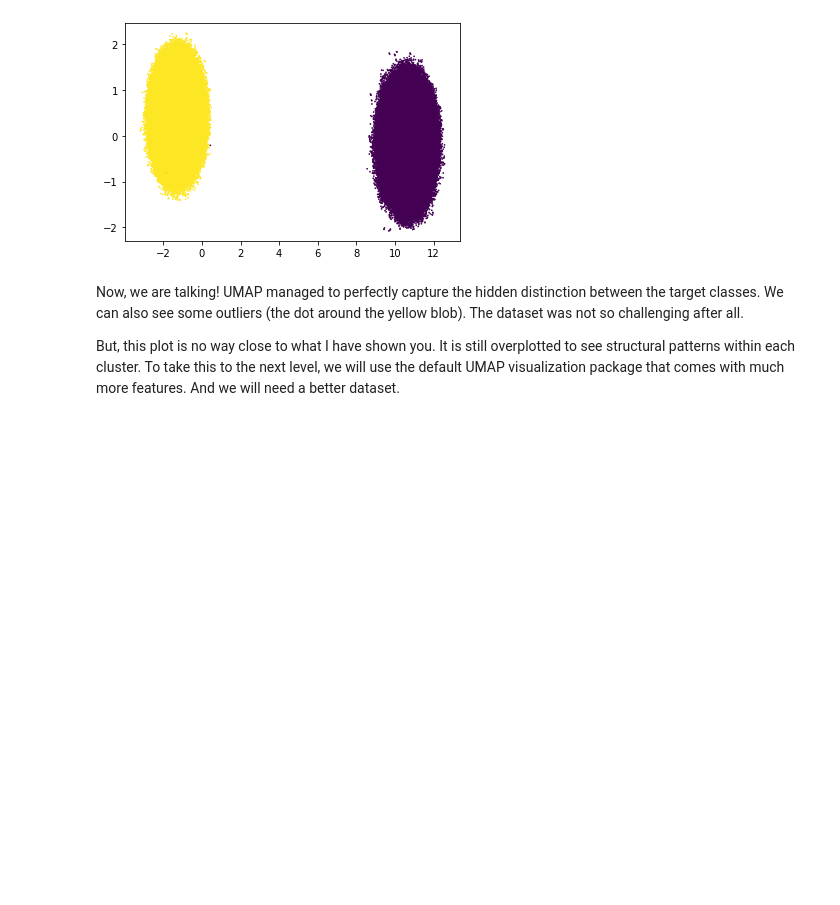
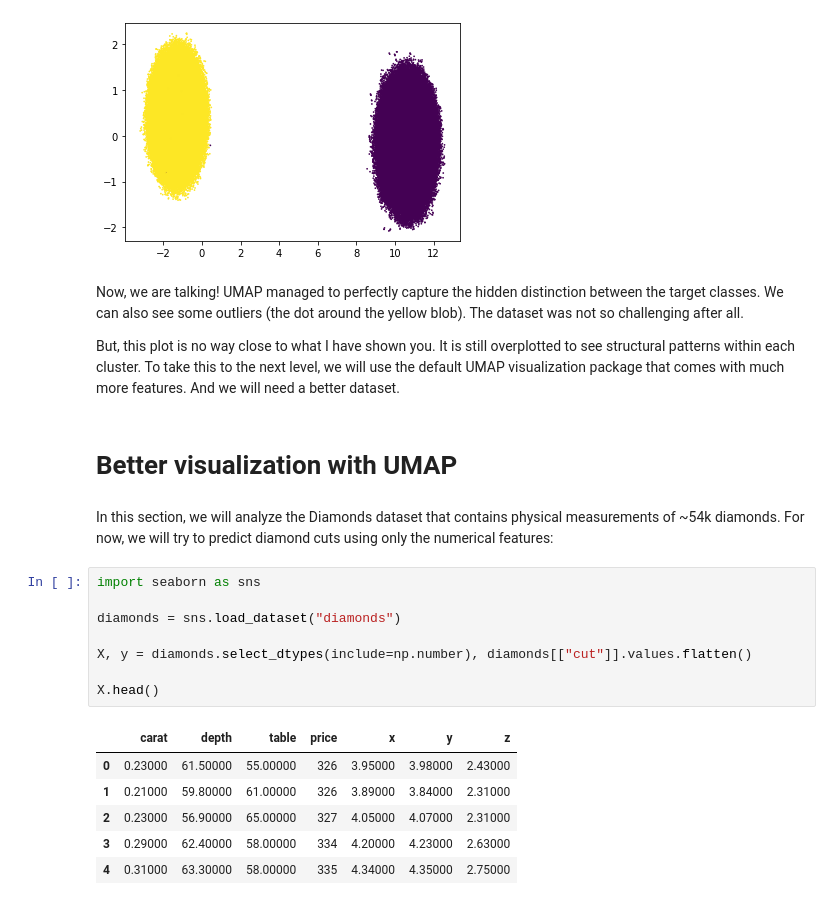
Before and after one commit to BexTuychiev/medium_stories, a Jupyter notebook: 2021/september/7_umap/notebook.ipynb, the cells around one changed output. Saved outputs shown, nothing was run; the diff lists cells and outputs as text; blank space fills up the shorter version.

```diff
--- a/2021/september/7_umap/notebook.ipynb
+++ b/2021/september/7_umap/notebook.ipynb
@@ -149,3 +149,22 @@ plt.scatter(X_reduced_2[:, 0], X_reduced_2[:, 1], c=y, s=0.5);
 Now, we are talking! UMAP managed to perfectly capture the hidden distinction between the target classes. We can also see some outliers (the dot around the yellow blob). The dataset was not so challenging after all.
 
 But, this plot is no way close to what I have shown you. It is still overplotted to see structural patterns within each cluster. To take this to the next level, we will use the default UMAP visualization package that comes with much more features. And we will need a better dataset.
+# %% [markdown]
+# Better visualization with UMAP
+# %% [markdown]
+In this section, we will analyze the Diamonds dataset that contains physical measurements of ~54k diamonds. For now, we will try to predict diamond cuts using only the numerical features:
+# %%
+import seaborn as sns
+
+diamonds = sns.load_dataset("diamonds")
+
+X, y = diamonds.select_dtypes(include=np.number), diamonds[["cut"]].values.flatten()
+
+X.head()
+# %% [output]
+|  | carat | depth | table | price | x | y | z |
+| 0 | 0.23000 | 61.50000 | 55.00000 | 326 | 3.95000 | 3.98000 | 2.43000 |
+| 1 | 0.21000 | 59.80000 | 61.00000 | 326 | 3.89000 | 3.84000 | 2.31000 |
+| 2 | 0.23000 | 56.90000 | 65.00000 | 327 | 4.05000 | 4.07000 | 2.31000 |
+| 3 | 0.29000 | 62.40000 | 58.00000 | 334 | 4.20000 | 4.23000 | 2.63000 |
+| 4 | 0.31000 | 63.30000 | 58.00000 | 335 | 4.34000 | 4.35000 | 2.75000 |
```
Also changed, not shown: parts of 10 cells of this notebook.
